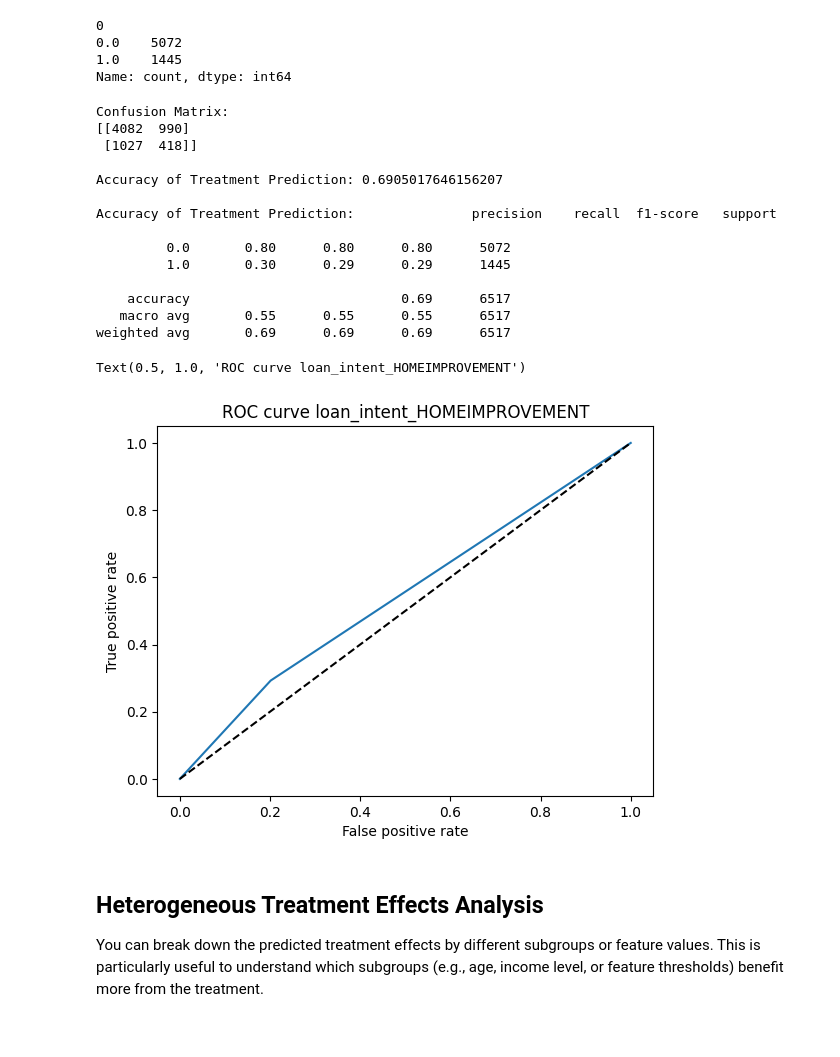
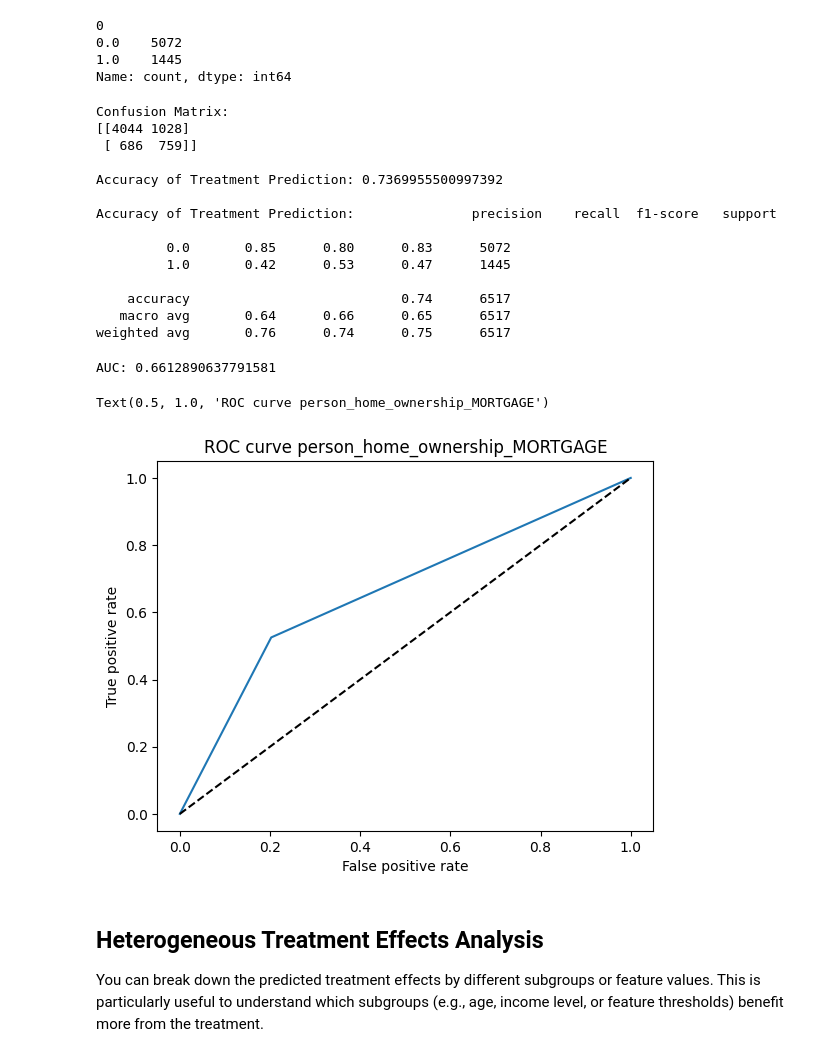
Before and after one commit to dzrich/PhD_Research_in_CausalML, a Jupyter notebook: CausalML.ipynb, the cells around one changed output. Saved outputs shown, nothing was run; the diff lists cells and outputs as text; code cells hidden in the pictures.

```diff
--- a/CausalML.ipynb
+++ b/CausalML.ipynb
@@ -219,7 +212,7 @@ df = pd.get_dummies(df, columns=['person_home_ownership'],dtype= float)
 df = pd.get_dummies(df, columns=['loan_intent'],dtype= float)
 df = pd.get_dummies(df, columns=['loan_grade'],dtype= float)
 df = pd.get_dummies(df, columns=['cb_person_default_on_file'],dtype= float)
-#df = pd.get_dummies(df, columns=['loan_status'],dtype= float)
+df = pd.get_dummies(df, columns=['loan_status'],dtype= float)
 # %% [markdown]
 ## **Correlational Machine Learning:**
 
@@ -233,7 +226,7 @@ plt.show()
 [figure]
 # %%
 df=df.drop(['cb_person_default_on_file_Y'], axis=1)
-#df=df.drop(['loan_status_0'], axis=1)
+df=df.drop(['loan_status_0'], axis=1)
 # %%
 print(df.info())
 # %% [output]
@@ -1496,7 +1557,7 @@ from econml.grf import CausalForest
 #Creating the X and y variables
 X = df.drop('loan_status_1', axis = 1).values  #loan_status cb_person_default_on_file_N
 Y = df['loan_status_1'].values
-T = df['person_age'].values
+T = df['person_home_ownership_MORTGAGE'].values
 
 # Spliting X and y into train and test version
 # Train-Test Split
@@ -1580,7 +1641,7 @@ from sklearn.metrics import confusion_matrix, accuracy_score
 
 
 # Convert predicted treatment effects to binary labels (e.g., >0 means treatment is favorable)
-binary_treatment_preds = (treatment_effects < -0.006931589024799845).astype(int)
+binary_treatment_preds = (treatment_effects < -0.45277360247126772).astype(int)
 
 # Compare predicted binary outcomes with true binary outcomes (Y_test)
 conf_matrix = confusion_matrix(Y_test, binary_treatment_preds)
@@ -1593,30 +1654,37 @@ print("\nAccuracy of Treatment Prediction:", accuracy)
 print("\nAccuracy of Treatment Prediction:",classification_report(Y_test, binary_treatment_preds))
 # %% [output]
 Confusion Matrix:
-[[4082  990]
- [1027  418]]
+[[4044 1028]
+ [ 686  759]]
 
-Accuracy of Treatment Prediction: 0.6905017646156207
+Accuracy of Treatment Prediction: 0.7369955500997392
 
 Accuracy of Treatment Prediction:               precision    recall  f1-score   support
 
-         0.0       0.80      0.80      0.80      5072
-         1.0       0.30      0.29      0.29      1445
+         0.0       0.85      0.80      0.83      5072
+         1.0       0.42      0.53      0.47      1445
 
-    accuracy                           0.69      6517
-   macro avg       0.55      0.55      0.55      6517
-weighted avg       0.69      0.69      0.69      6517
+    accuracy                           0.74      6517
+   macro avg       0.64      0.66      0.65      6517
+weighted avg       0.76      0.74      0.75      6517
+# %%
+roc_auc = roc_auc_score(Y_test, binary_treatment_preds)
+
+# Print AUC
+print("AUC:", roc_auc)
+# %% [output]
+AUC: 0.6612890637791581
 # %%
 roc_curve(Y_test, binary_treatment_preds)
 fpr, tpr, thresholds = roc_curve(Y_test, binary_treatment_preds)
 plt.plot(fpr, tpr)
 plt.plot(fpr, fpr, linestyle = '--', color = 'k')
 plt.xlabel('False positive rate')
 plt.ylabel('True positive rate')
-plt.title('ROC curve loan_intent_HOMEIMPROVEMENT')
+plt.title('ROC curve person_home_ownership_MORTGAGE')
 # %% [output]
-Text(0.5, 1.0, 'ROC curve loan_intent_HOMEIMPROVEMENT')
+Text(0.5, 1.0, 'ROC curve person_home_ownership_MORTGAGE')
-[figure, old version]
+[figure, new version]
 # %% [markdown]
 ##  Heterogeneous Treatment Effects Analysis
 You can break down the predicted treatment effects by different subgroups or feature values. This is particularly useful to understand which subgroups (e.g., age, income level, or feature thresholds) benefit more from the treatment.
```
Also changed, not shown: parts of 30 cells of this notebook.
